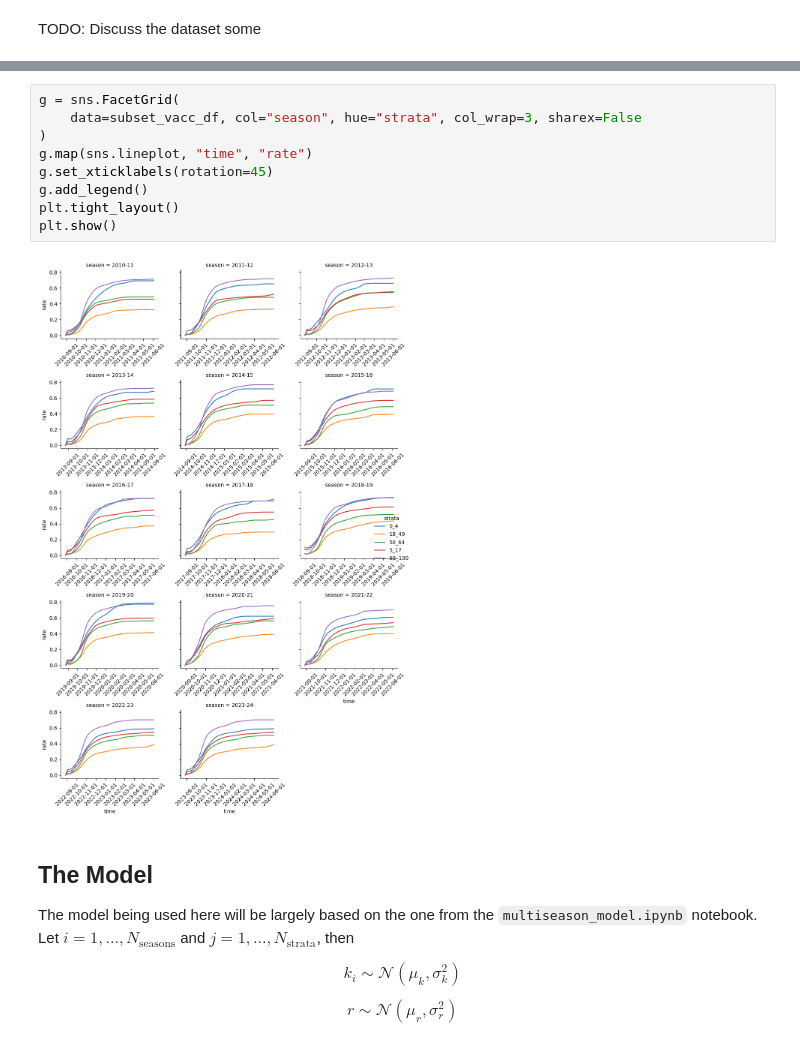
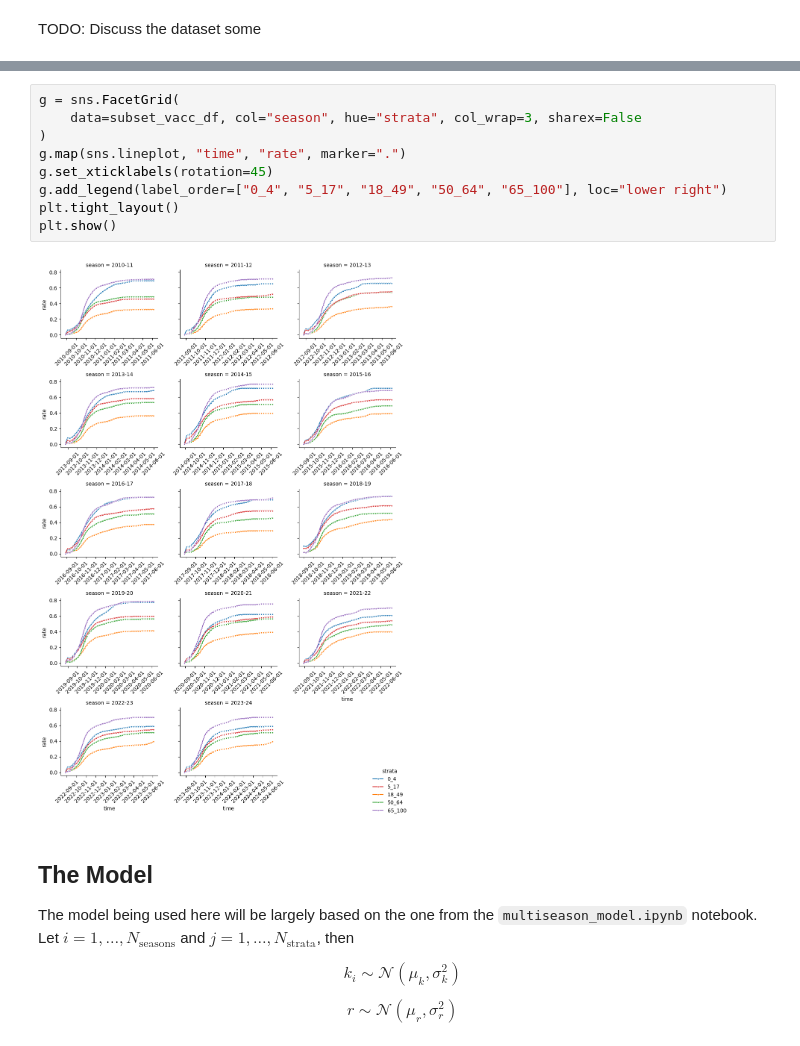
Before and after one commit to ACCIDDA/vaxflux, a Jupyter notebook: notebooks/age_stratified_model.ipynb, the cells around one changed output, grey strips where cells are left out. Drawn from its saved outputs; the diff is of its cells as text.

```diff
--- a/notebooks/age_stratified_model.ipynb
+++ b/notebooks/age_stratified_model.ipynb
@@ -68,14 +70,14 @@ subset_vacc_df
 # %%
 g = sns.FacetGrid(
     data=subset_vacc_df, col="season", hue="strata", col_wrap=3, sharex=False
 )
-g.map(sns.lineplot, "time", "rate")
+g.map(sns.lineplot, "time", "rate", marker=".")
 g.set_xticklabels(rotation=45)
-g.add_legend()
+g.add_legend(label_order=["0_4", "5_17", "18_49", "50_64", "65_100"], loc="lower right")
 plt.tight_layout()
 plt.show()
 # %% [output]
-[figure, old version]
+[figure, new version]
 # %% [markdown]
 ## The Model
 
```
Also changed, not shown: parts of 6 cells of this notebook, 2 other files.
